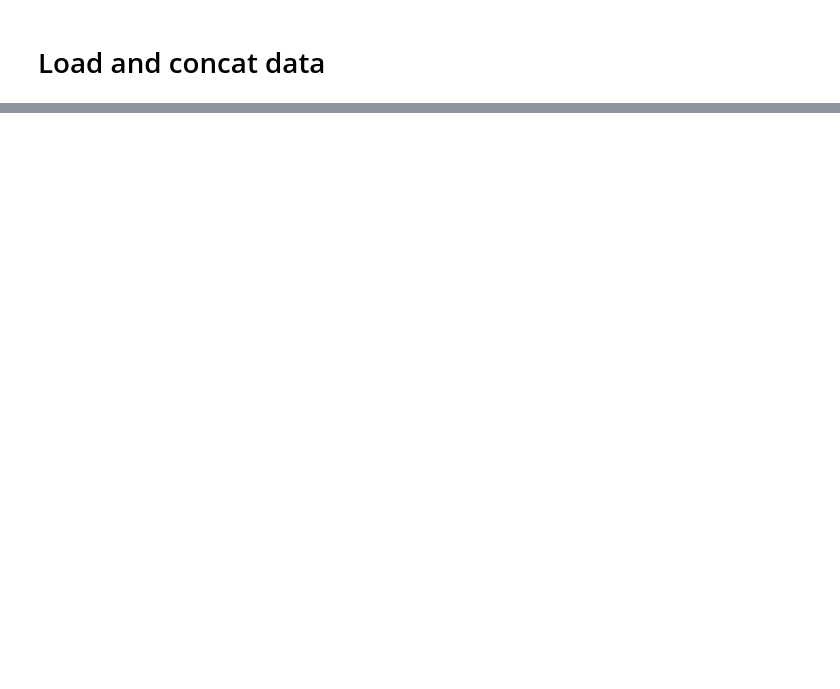
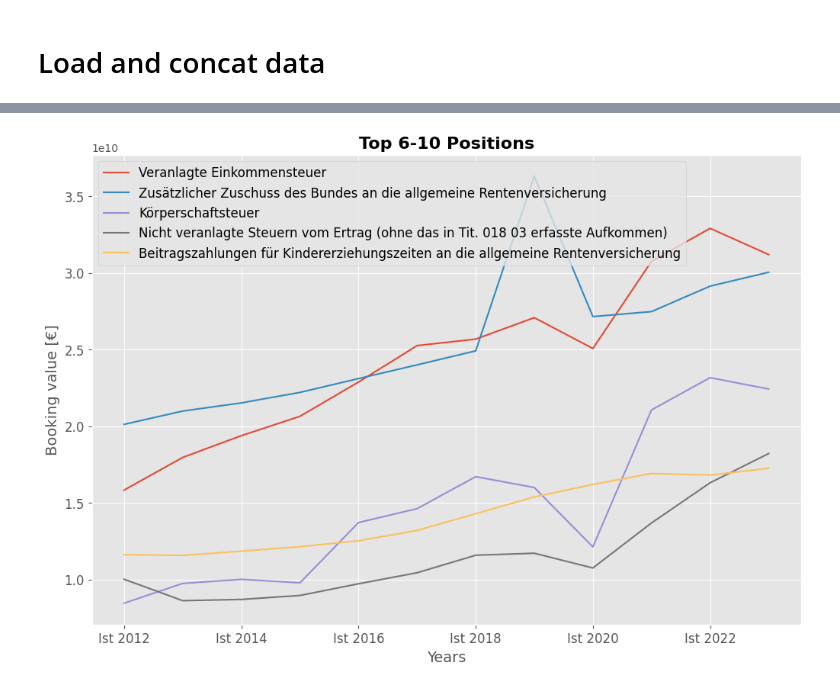
Before and after one commit to MaxwellMuF/Urban_technologie_project_Bundeshaushalt, a Jupyter notebook: 5_analyse_data.ipynb, the cells around one changed output, grey strips where cells are left out. Saved outputs shown, nothing was run; the diff lists cells and outputs as text; code cells hidden in the pictures; blank space fills up the shorter version.

```diff
--- a/5_analyse_data.ipynb
+++ b/5_analyse_data.ipynb
@@ -60,0 +117,4 @@ df_nlp
+# %%
+plot_5_positions(df_10y, (5,10))
+# %% [output]
+[figure, added]
```
Also changed, not shown: parts of 18 cells of this notebook, 1 other file.
